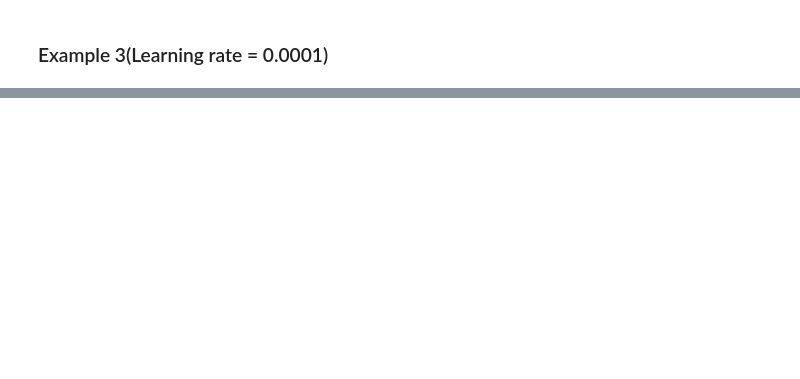
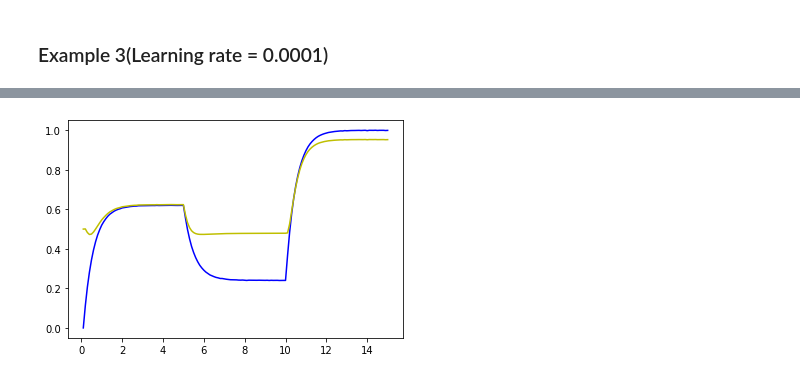
Before and after one commit to Kikumu/Computational-science-practice, a Jupyter notebook: CourseProject/Computational-Science-ACW.ipynb, the cells around one changed output, grey strips where cells are left out. Cells and saved outputs as stored; diff of their text form; code cells hidden in the pictures; blank space fills up the shorter version.

```diff
--- a/CourseProject/Computational-Science-ACW.ipynb
+++ b/CourseProject/Computational-Science-ACW.ipynb
@@ -864,0 +955,7 @@ error_plt = sns.lineplot(x="Epochs", y="Error", data=error_df1) #blue
+# %%
+random_vals1 = []
+#data,std_dev.mean
+random_vals1,_,_ = box_muller(x_save2,0.001,_mean) #call box muller
+x_scaled = preprocessing.minmax_scale(random_vals1)
+#random_vals_t1 = triple_converter(x_scaled)
+values1,e1,w1,itrArray1 = train_weights3(x_scaled, 0.01,2000)
@@ -864,0 +980,9 @@ error_plt = sns.lineplot(x="Epochs", y="Error", data=error_df1) #blue
+# %%
+y_axis = values1 #network output
+y = x_scaled # x noise
+x_axis = x = t_save2
+plt.plot(x,y,"b") #actual
+plt.plot(x_axis,y_axis,"y")#noise
+plt.show()
+# %% [output]
+[figure, added]
```
Also changed, not shown: parts of 28 cells of this notebook.
